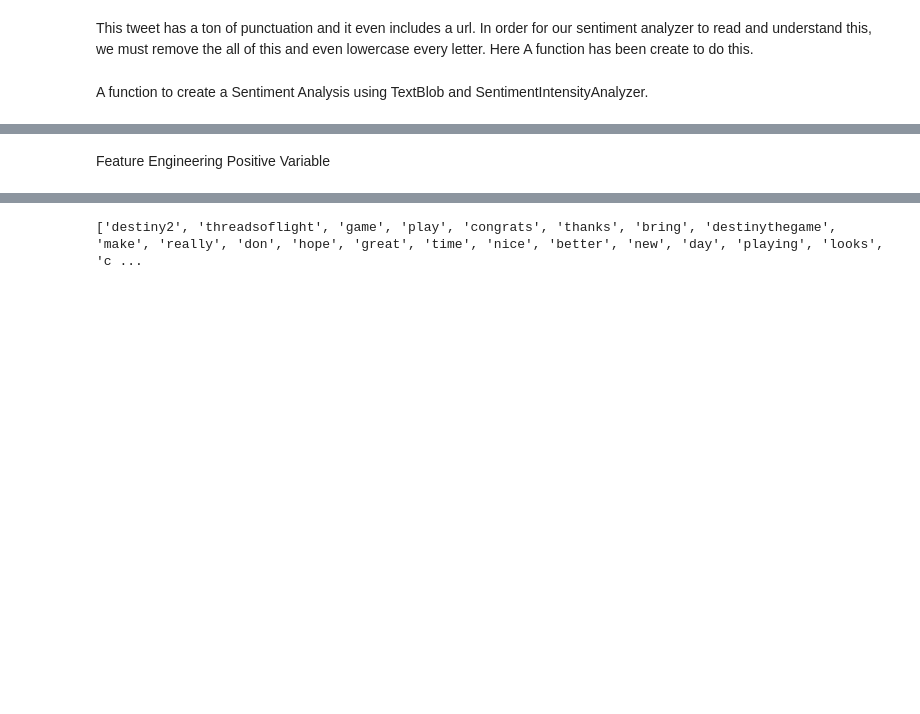
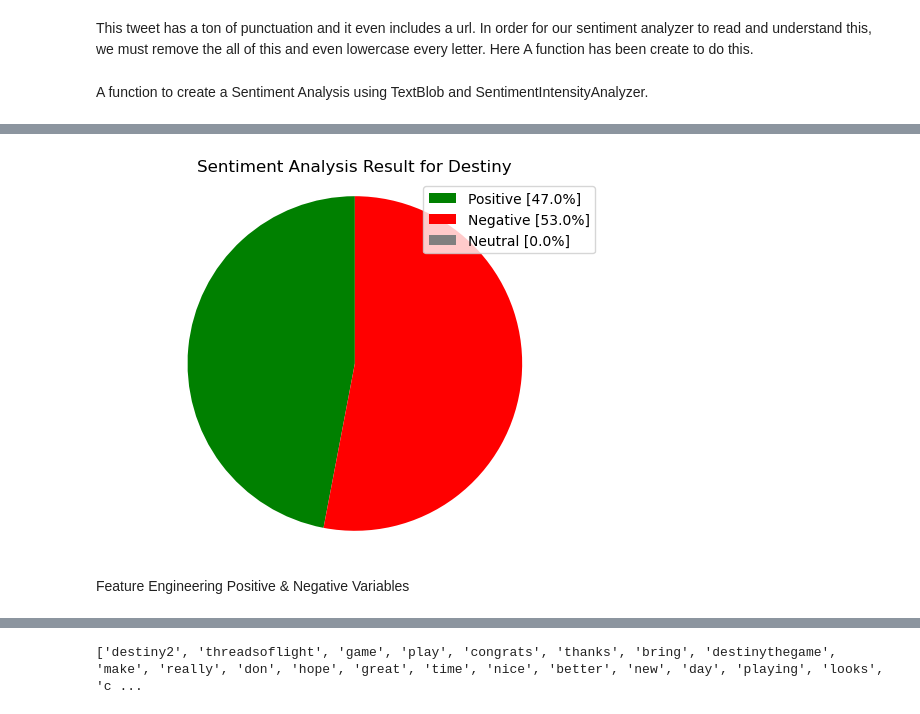
Before and after one commit to abernklau1/Destiny2SentimentAnalysis, a Jupyter notebook: twitter_scrape_tweepy.ipynb, the cells around one changed output, grey strips where cells are left out. Saved outputs shown, nothing was run; the diff lists cells and outputs as text; code cells hidden in the pictures; blank space fills up the shorter version.

```diff
--- a/twitter_scrape_tweepy.ipynb
+++ b/twitter_scrape_tweepy.ipynb
@@ -69,7 +71,11 @@ A function to create a Sentiment Analysis using TextBlob and SentimentIntensityA
 # %%
 df_probs = prep.create_sentiment(df)
+# %%
+viz.pie_chart(df_probs)
+# %% [output]
+[figure, added]
 # %% [markdown]
-Feature Engineering Positive Variable
+Feature Engineering Positive & Negative Variables
 # %%
 df_pos_uncleaned = prep.create_pos_df(df, df_probs)
 # %%
```
Also changed, not shown: parts of 21 cells of this notebook, 7 other files.
